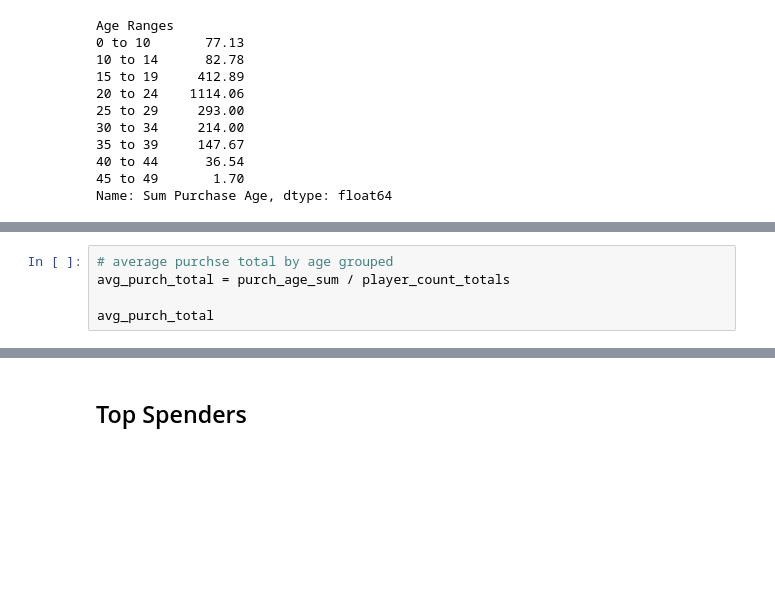
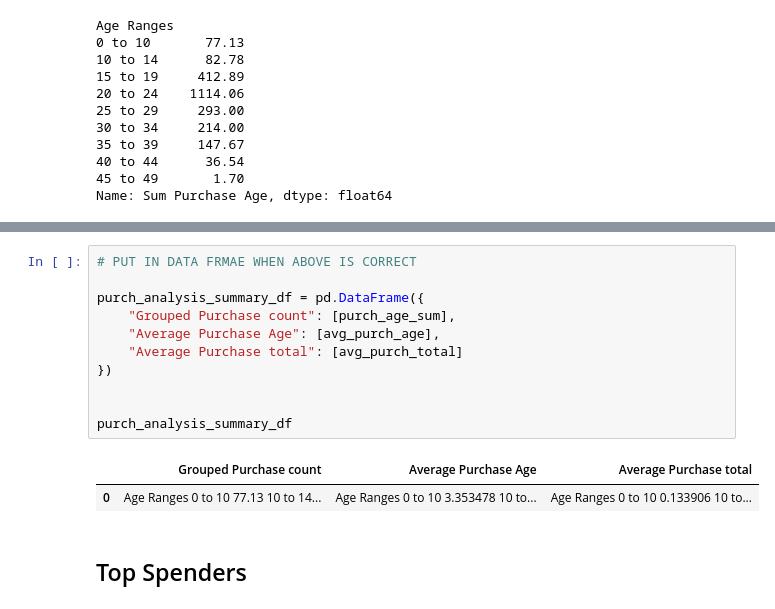
Before and after one commit to Jam0134/Pandas-challenge-HW4, a Jupyter notebook: HeroesOfPymoli/HeroesOfPymoli_3.ipynb, the cells around one changed output, grey strips where cells are left out. Cells and saved outputs as stored; diff of their text form; blank space fills up the shorter version.

```diff
--- a/HeroesOfPymoli/HeroesOfPymoli_3.ipynb
+++ b/HeroesOfPymoli/HeroesOfPymoli_3.ipynb
@@ -413,8 +413,3 @@ Age Ranges
 40 to 44    3.045000
 45 to 49    1.700000
 Name: Price, dtype: float64
-# %%
-# average purchse total by age grouped
-avg_purch_total = purch_age_sum / player_count_totals
-
-avg_purch_total
@@ -432,3 +433,17 @@ dtype: float64
+# %%
+# PUT IN DATA FRMAE WHEN ABOVE IS CORRECT
+
+purch_analysis_summary_df = pd.DataFrame({
+    "Grouped Purchase count": [purch_age_sum],
+    "Average Purchase Age": [avg_purch_age],
+    "Average Purchase total": [avg_purch_total]
+})
+
+
+purch_analysis_summary_df
+# %% [output]
+|  | Grouped Purchase count | Average Purchase Age | Average Purchase total |
+| 0 | Age Ranges 0 to 10 77.13 10 to 14... | Age Ranges 0 to 10 3.353478 10 to... | Age Ranges 0 to 10 0.133906 10 to... |
 # %% [markdown]
 ## Top Spenders
 # %% [markdown]
```
Also changed, not shown: parts of 3 cells of this notebook.
